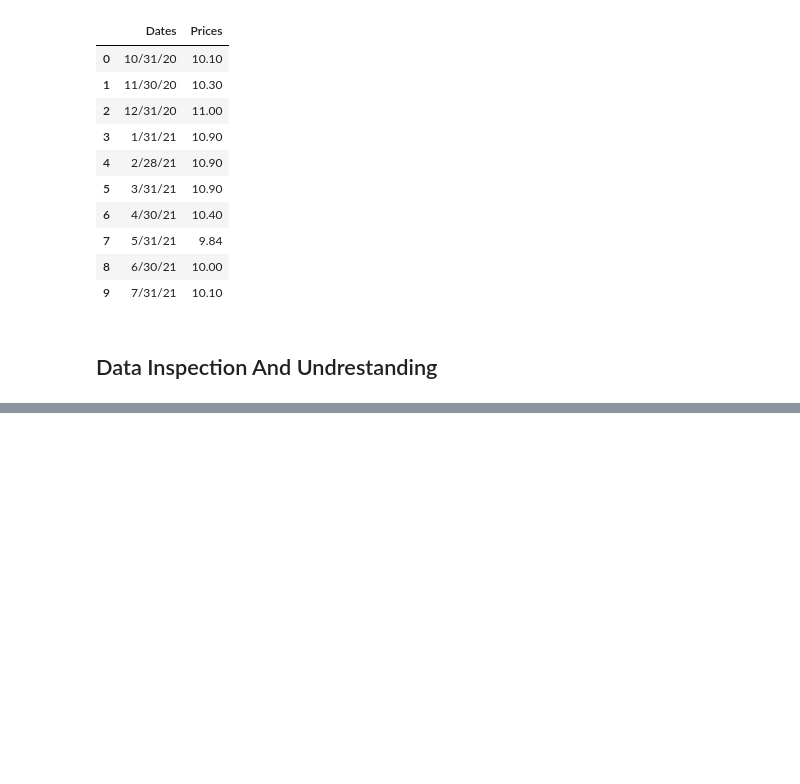
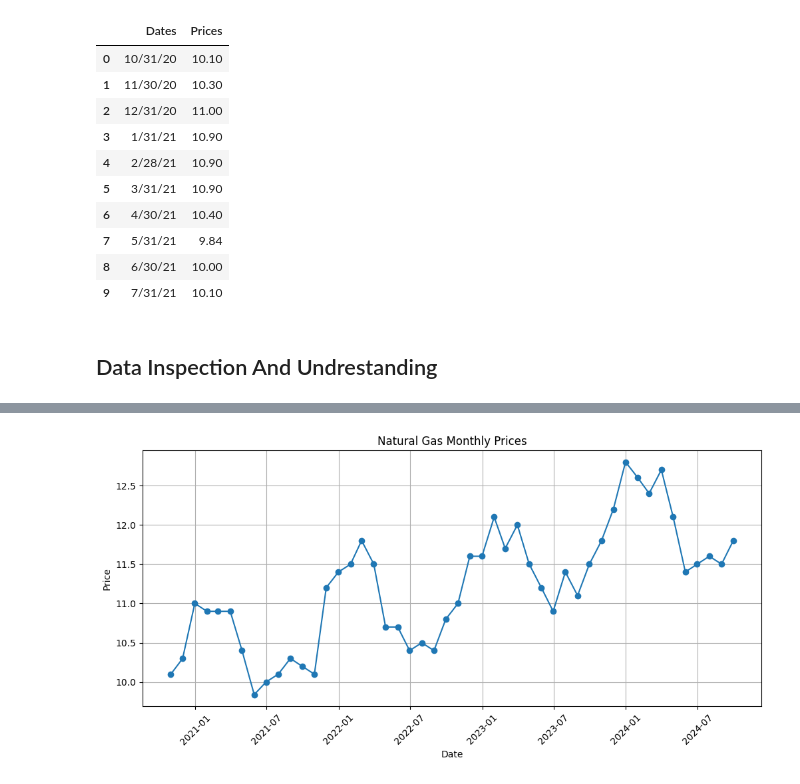
Before and after one commit to raz0208/Advance-Quantitative-Research-Project, a Jupyter notebook: Advance_Quantitative_Research-Natural_Gas_Price_Forecasting.ipynb, the cells around one changed output, grey strips where cells are left out. Saved outputs shown, nothing was run; the diff lists cells and outputs as text; code cells hidden in the pictures; blank space fills up the shorter version.

```diff
--- a/Advance_Quantitative_Research-Natural_Gas_Price_Forecasting.ipynb
+++ b/Advance_Quantitative_Research-Natural_Gas_Price_Forecasting.ipynb
@@ -66,3 +82,15 @@ dtype: int64
 | 7 | 2021-05-31 | 9.84 |
 | 8 | 2021-06-30 | 10.00 |
 | 9 | 2021-07-31 | 10.10 |
+# %%
+# Visualise the data
+plt.figure(figsize=(12, 5))
+plt.plot(df['Dates'], df['Prices'], marker='o', linestyle='-')
+plt.title('Natural Gas Monthly Prices')
+plt.xlabel('Date')
+plt.ylabel('Price')
+plt.xticks(rotation=45)
+plt.grid(True)
+plt.show()
+# %% [output]
+[figure, added]
```
Also changed, not shown: parts of 2 cells of this notebook.
